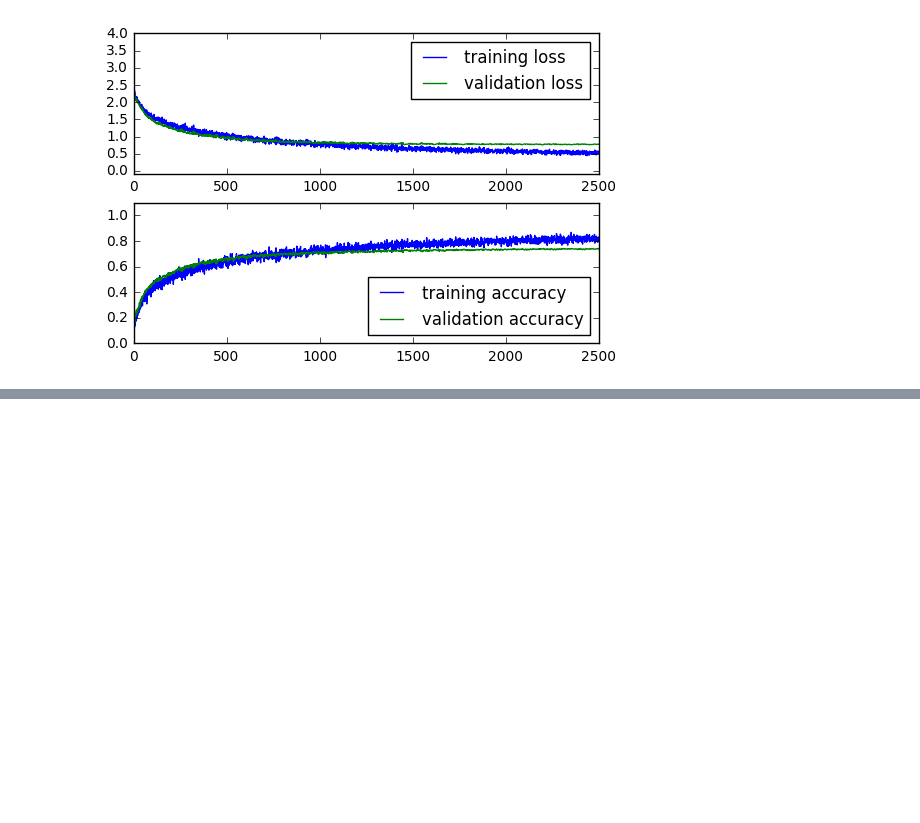
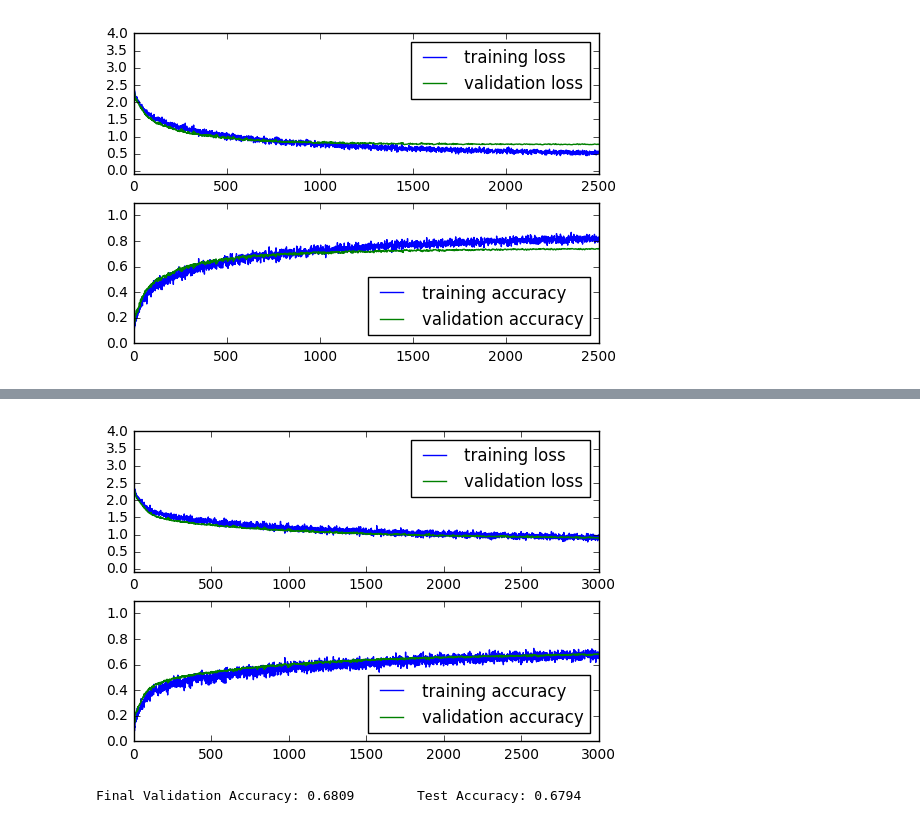
Before and after one commit to zhongyuk/CNNplayground, a Jupyter notebook: experiment2.ipynb, the cells around one changed output, grey strips where cells are left out. Drawn from its saved outputs; the diff is of its cells as text; code cells hidden in the pictures; blank space fills up the shorter version.

```diff
--- a/experiment2.ipynb
+++ b/experiment2.ipynb
@@ -523,0 +566,9 @@ Final Validation Accuracy: 0.74          Test Accuracy: 0.74
+# %%
+trial9_data = unpickle('training_data_stack2.9')
+plot_data(trial9_data)
+# %% [output]
+[figure, added]
+# %%
+print "Final Validation Accuracy: %.4f \t Test Accuracy: %.4f" %(trial9_data['valid_acc'][-1], trial9_data['test_acc'])
+# %% [output]
+Final Validation Accuracy: 0.6809        Test Accuracy: 0.6794
```
Also changed, not shown: parts of 17 cells of this notebook, 5 other files.
